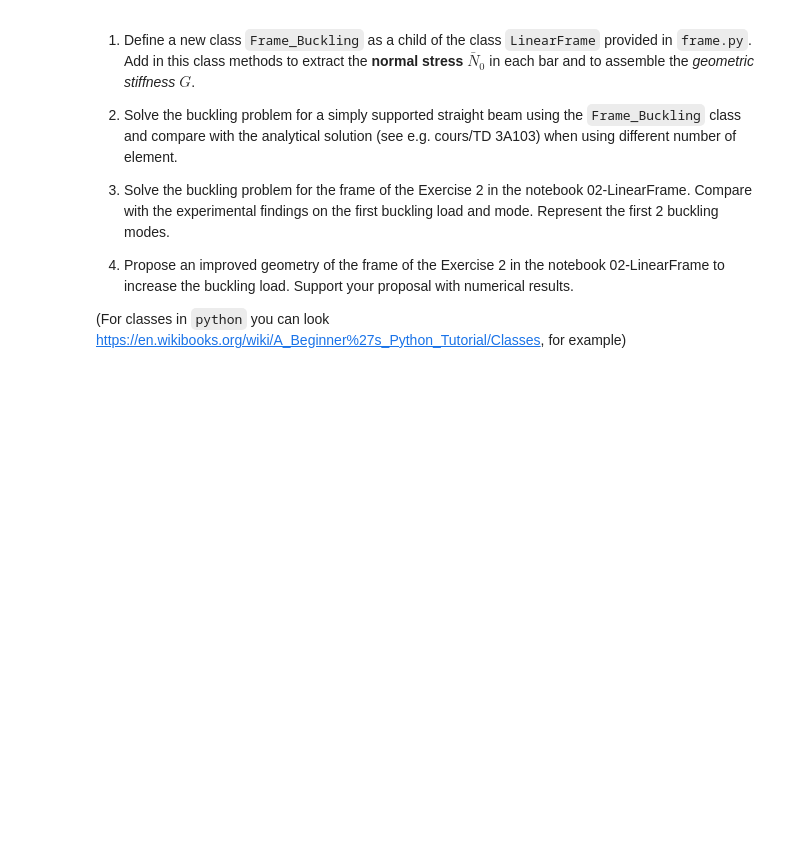
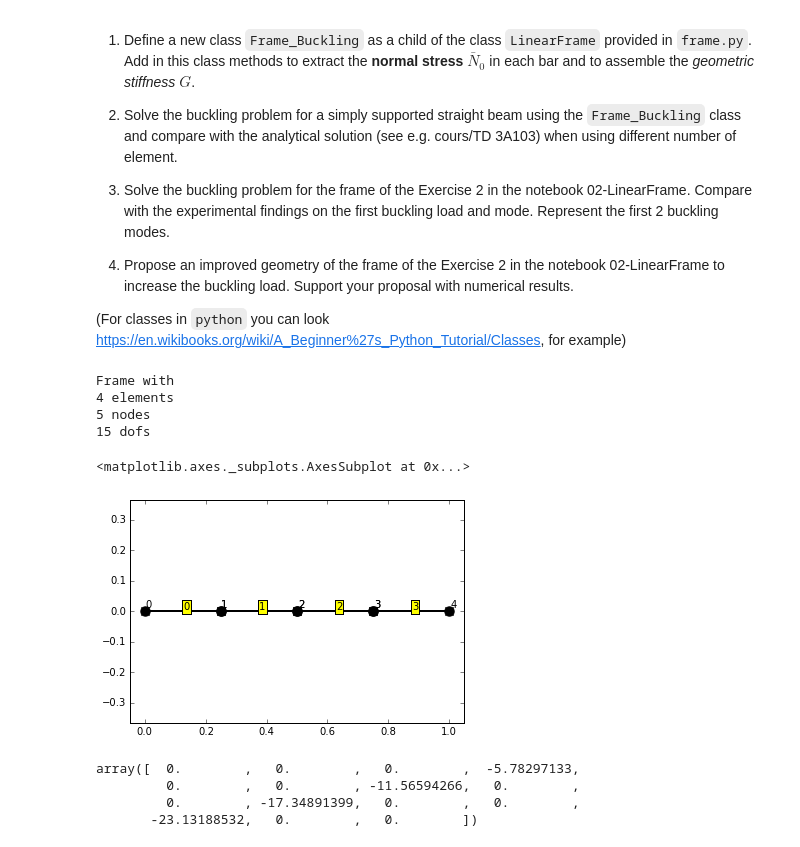
Before and after one commit to qgoisnard/Exercice-update, a Jupyter notebook: 04ex-Buckling.ipynb, the cells around one changed output. Cells and saved outputs as stored; diff of their text form; code cells hidden in the pictures; blank space fills up the shorter version.

```diff
--- a/04ex-Buckling.ipynb
+++ b/04ex-Buckling.ipynb
@@ -89,0 +131,17 @@ class Frame_Buckling(LinearFrame):
+# %%
+n_elements = 4
+xnodes = np.linspace(0,1,n_elements + 1)
+ynodes = np.linspace(0,0,n_elements + 1)
+nodes = np.array([xnodes,ynodes]).transpose()
+n_nodes = xnodes.size
+elements=np.array([[0,1],[1,2],[2,3],[3,4]])
+
+frame= Frame_Buckling(nodes,elements)
+frame.plot_with_label()
+# %% [output]
+Frame with
+4 elements
+5 nodes
+15 dofs
+<matplotlib.axes._subplots.AxesSubplot at 0x...>
+[figure, added]
@@ -89,0 +159,12 @@ class Frame_Buckling(LinearFrame):
+# %%
+K = frame.assemble_K()
+F=frame.assemble_F()
+F[12]=F[12]-.5*EI[0]*np.pi**2
+Kbc, Fbc = frame.bc_apply(K, F, blocked_dof, bc_values)
+Usol = np.linalg.solve(Kbc,Fbc)
+Usol
+# %% [output]
+array([  0.        ,   0.        ,   0.        ,  -5.78297133,
+         0.        ,   0.        , -11.56594266,   0.        ,
+         0.        , -17.34891399,   0.        ,   0.        ,
+       -23.13188532,   0.        ,   0.        ])
```
Also changed, not shown: parts of 21 cells of this notebook, 1 other file.
